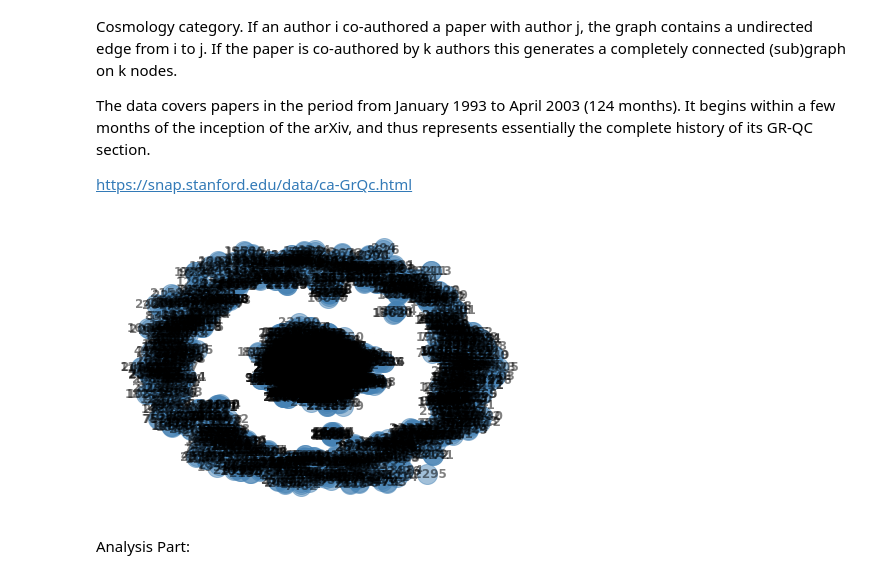
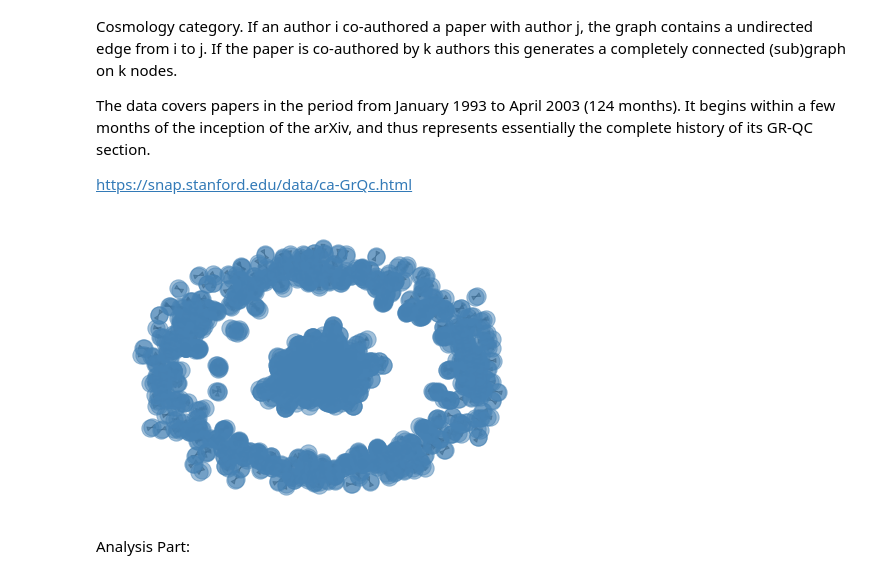
Before and after one commit to mharrisonbaker/DATA620, a Jupyter notebook: Untitled1.ipynb, the cells around one changed output. Cells and saved outputs as stored; diff of their text form; code cells hidden in the pictures.

```diff
--- a/Untitled1.ipynb
+++ b/Untitled1.ipynb
@@ -22,12 +22,11 @@ from IPython.display import SVG, display
 # %%
 fh = open("ca-GrQc.txt","rb")
 G = nx.read_weighted_edgelist(fh, create_using=nx.DiGraph(), nodetype=int)
 fh.close()
 
-nx.draw_spring(G,with_labels = True, node_color="steelblue", node_size=400, font_weight='bold',
-        edge_color="skyblue", alpha=0.5)
+nx.draw_spring(G,with_labels = False, node_color="steelblue", alpha=0.5)
 # %% [output]
-[figure, old version]
+[figure, new version]
 # %% [markdown]
 Analysis Part:
 # %%
```
Also changed, not shown: parts of 4 cells of this notebook.
